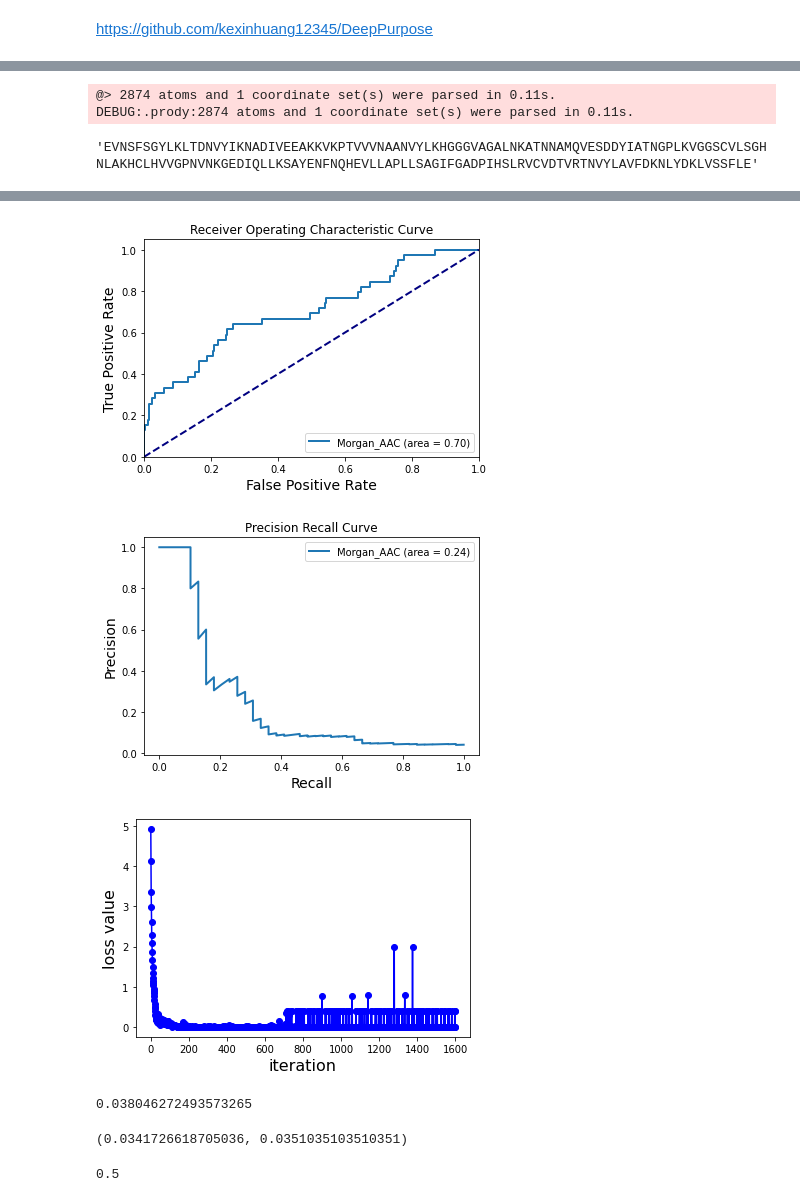
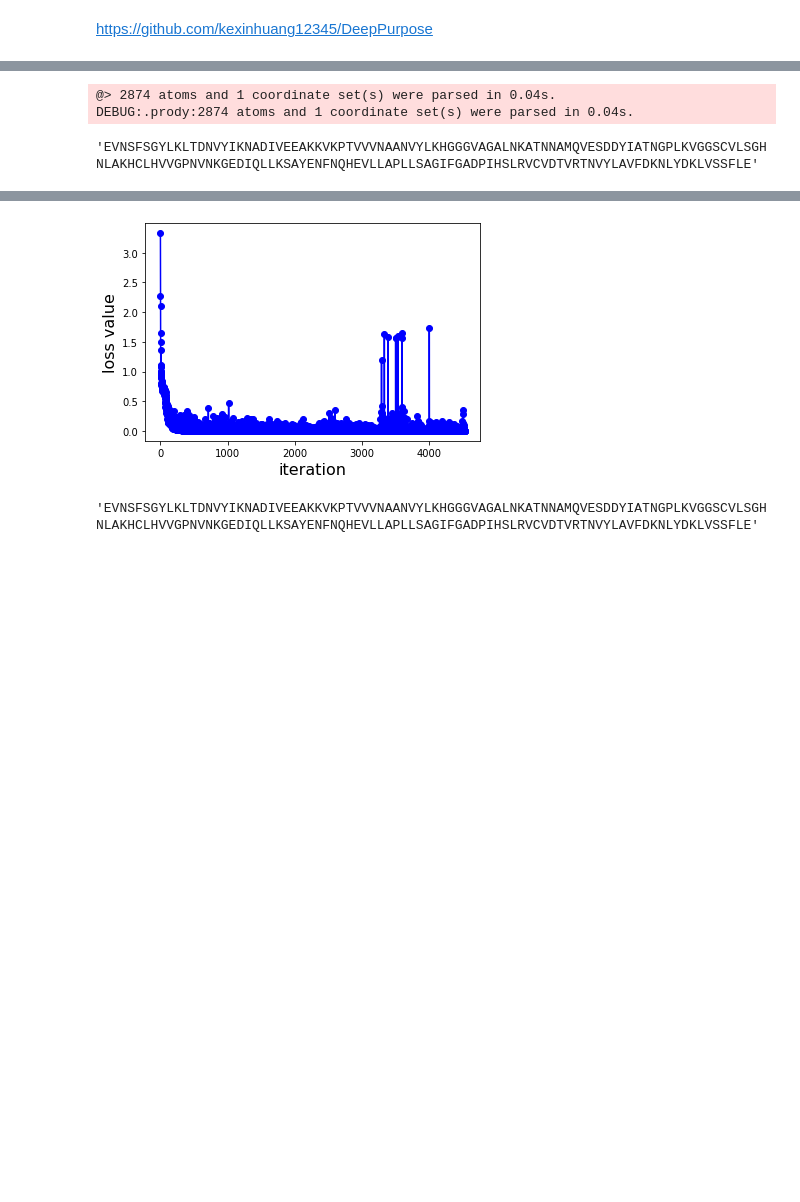
Before and after one commit to latticetower/smiles-against-covid, a Jupyter notebook: notebooks/deep_purpose_v0.ipynb, the cells around one changed output, grey strips where cells are left out. Drawn from its saved outputs; the diff is of its cells as text; code cells hidden in the pictures; blank space fills up the shorter version.

```diff
--- a/notebooks/deep_purpose_v0.ipynb
+++ b/notebooks/deep_purpose_v0.ipynb
@@ -11,12 +89,17 @@ from DeepPurpose.dataset import *
 # %%
 # Cell with constants
-DATADIR = Path("../data")
+DATADIR = Path("data")
+if not DATADIR.exists():
+  # DATADIR.mkdir(DATADIR)
+  !gdown --id 1qnvNxd6SvhwHPxD0huTpmODB270ENs7j
+  !tar -xzvf inhibitors_data.tar.gz
+
 RANDOM_SEED = 2407
-
-TMP_DIR = Path("../tmp")
+seed_everything(RANDOM_SEED)
+TMP_DIR = Path("tmp")
 TMP_DIR.mkdir(exist_ok=True)
 
 train_df = pd.read_csv(DATADIR / "train.csv", index_col=0)
 test_df = pd.read_csv(DATADIR / "test.csv", index_col=0)
 
-MODEL_NAME = 'Morgan_AAC_BindingDB'
+MODEL_NAME = 'Daylight_AAC_BindingDB'  # 'Morgan_AAC_BindingDB'
@@ -31,8 +121,8 @@ calphas = structure.chain_A_and_calpha
 sequence = calphas.getSequence()
 sequence
 # %% [output]
-@> 2874 atoms and 1 coordinate set(s) were parsed in 0.11s.
-DEBUG:.prody:2874 atoms and 1 coordinate set(s) were parsed in 0.11s.
+@> 2874 atoms and 1 coordinate set(s) were parsed in 0.04s.
+DEBUG:.prody:2874 atoms and 1 coordinate set(s) were parsed in 0.04s.
 'EVNSFSGYLKLTDNVYIKNADIVEEAKKVKPTVVVNAANVYLKHGGGVAGALNKATNNAMQVESDDYIATNGPLKVGGSCVLSGHNLAKHCLHVVGPNVNKGEDIQLLKSAYENFNQHEVLLAPLLSAGIFGADPIHSLRVCVDTVRTNVYLAVFDKNLYDKLVSSFLE'
 # %%
 def balance_data(train_df, target_col="Label"):
@@ -46,6 +136,7 @@ def balance_data(train_df, target_col="Label"):
             new_index.extend(values)
         else:
             new_index.extend(np.random.choice(values, m))
+    np.random.shuffle(new_index)
     return train_df.loc[new_index]
 # %%
 
@@ -61,39 +152,22 @@ X_drug = list(train_df.Smiles.values)
 X_target = [sequence] *train_df.shape[0]
 y = train_df.Active.values*1
 # Type in the encoding names for drug/protein.
-drug_encoding, target_encoding = 'Morgan', 'AAC'
+drug_encoding, target_encoding = 'Daylight', 'AAC'
 
 # Data processing, here we select cold protein split setup.
-train, val, test = data_process(X_drug, X_target, y,
-                                drug_encoding, target_encoding,
-                                split_method='random',
-                                frac=[0.7,0.1,0.2])
+train, val, test = data_process(
+    X_drug, X_target, y,
+    drug_encoding, target_encoding,
+    split_method='random',
+    frac=[0.9, 0.1, 0.0],
+    random_seed=RANDOM_SEED
+)
 train_balanced = balance_data(train)
 
-# Generate new model using default parameters; also allow model tuning via input parameters.
-# config = generate_config(drug_encoding, target_encoding, transformer_n_layer_target = 8)
-# net = models.model_initialize(**config)
-
-# or simply load pretrained model from a model directory path or reproduced model name such as DeepDTA
 net = models.model_pretrained(model=MODEL_NAME, path_dir=TMP_DIR, )
-
-# Train the new model.
-# Detailed output including a tidy table storing validation loss, metrics, AUC curves figures and etc. are stored in the ./result folder.
-net.train(train_balanceds, val, test)
-#save_path=(TMP_DIR / "deep_purpose_save").as_posix(), verbose=True)
-
-
-# Repurpose using the trained model or pre-trained model
-# In this example, loading repurposing dataset using Broad Repurposing Hub and SARS-CoV 3CL Protease Target.
-#X_repurpose, drug_name, drug_cid = load_broad_repurposing_hub(SAVE_PATH)
-# target, target_name = load_SARS_CoV_Protease_3CL()
-
-#_ = models.repurpose(X_repurpose, target, net, drug_name, target_name)
-
-# Virtual screening using the trained model or pre-trained model
-#X_repurpose, drug_name, target, target_name = ['CCCCCCCOc1cccc(c1)C([O-])=O', ...], ['16007391', ...], ['MLARRKPVLPALTINPTIAEGPSPTSEGASEANLVDLQKKLEEL...', ...], ['P36896', 'P00374']
-
-#_ = models.virtual_screening(X_repurpose, target, net, drug_name, target_name)
+net.config['train_epoch'] = 15*2
+net.config['batch_size'] = 64
+net.train(train_balanced, val)
 # %% [output]
 Drug Target Interaction Prediction Mode...
 in total: 5557 drug-target pairs
@@ -114,16 +188,6 @@ Validation at Epoch 100 , AUROC: 0.70486 , AUPRC: 0.23864 , F1: 0.14285 , Cross-
 --- Training Finished ---
-[figure, old version]
+[figure, new version]
-[figure, removed]
-[figure, removed]
-# %%
-train.Label.mean()
-# %% [output]
-0.038046272493573265
-# %%
-val.Label.mean(), test.Label.mean()
-# %% [output]
-(0.0341726618705036, 0.0351035103510351)
-# %%
-balance_data(train).Label.mean()
-# %% [output]
-0.5
+# %%
+sequence
+# %% [output]
+'EVNSFSGYLKLTDNVYIKNADIVEEAKKVKPTVVVNAANVYLKHGGGVAGALNKATNNAMQVESDDYIATNGPLKVGGSCVLSGHNLAKHCLHVVGPNVNKGEDIQLLKSAYENFNQHEVLLAPLLSAGIFGADPIHSLRVCVDTVRTNVYLAVFDKNLYDKLVSSFLE'
```
Also changed, not shown: parts of 16 cells of this notebook.
